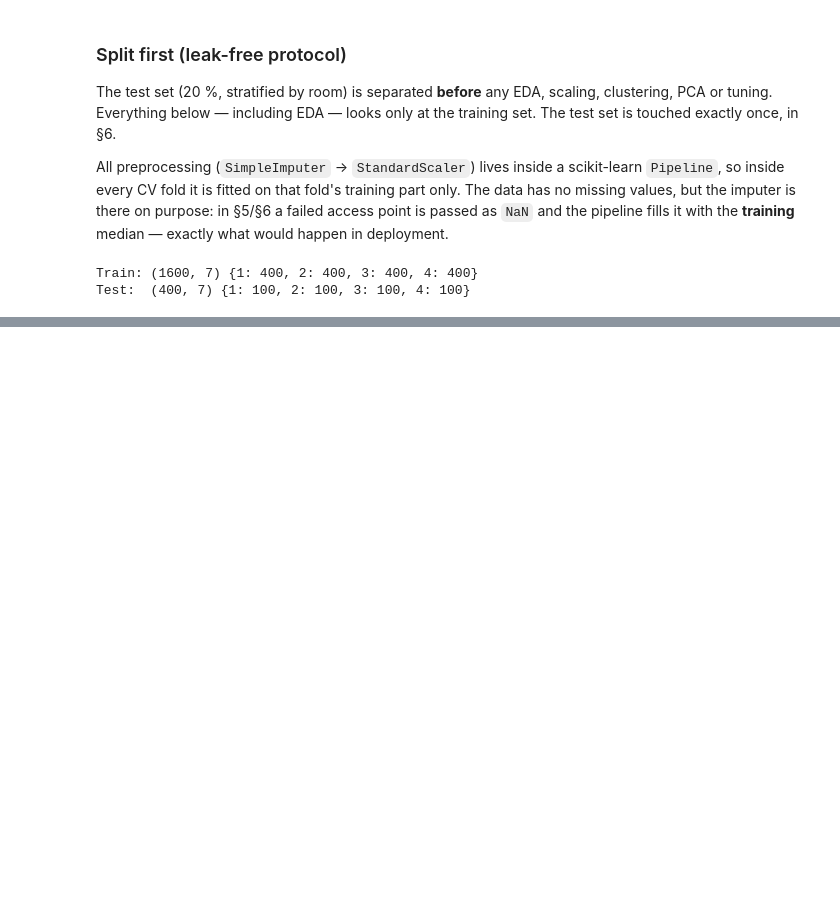
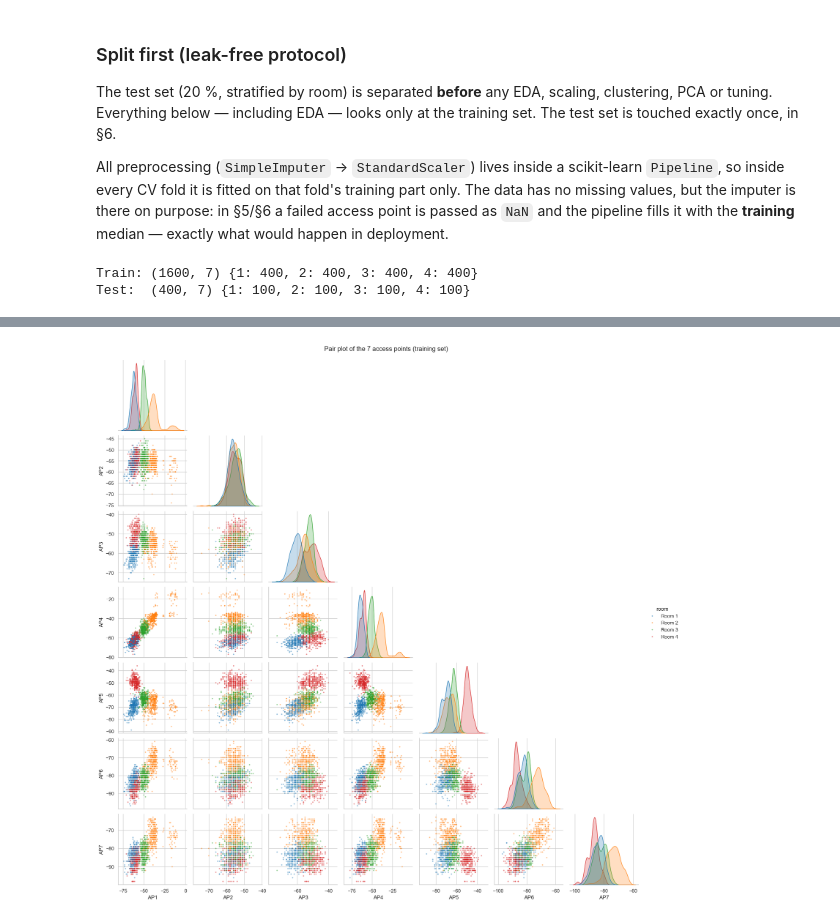
Before and after one commit to techshowdown123-creator/wifi-indoor-localisation, a Jupyter notebook: P6_WiFi_Localisation.ipynb, the cells around one changed output, grey strips where cells are left out. Saved outputs shown, nothing was run; the diff lists cells and outputs as text; code cells hidden in the pictures; blank space fills up the shorter version.

```diff
--- a/P6_WiFi_Localisation.ipynb
+++ b/P6_WiFi_Localisation.ipynb
@@ -127,0 +195,7 @@ Test:  (400, 7) {1: 100, 2: 100, 3: 100, 4: 100}
+# %%
+g = sns.pairplot(eda, hue="room", hue_order=ROOM_NAMES, palette=PALETTE, corner=True,
+                 diag_kind="kde", plot_kws=dict(s=8, alpha=0.5, linewidth=0))
+g.figure.suptitle("Pair plot of the 7 access points (training set)", y=1.01)
+g.savefig(FIG_DIR / "eda_pairplot.png", dpi=110, bbox_inches="tight"); plt.show()
+# %% [output]
+[figure, added]
```
Also changed, not shown: parts of 6 cells of this notebook, 4 other files.
